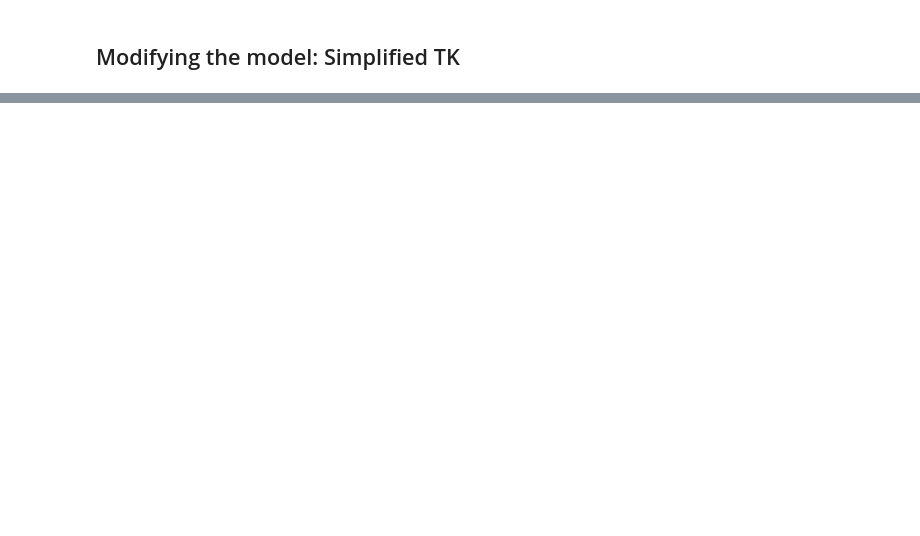
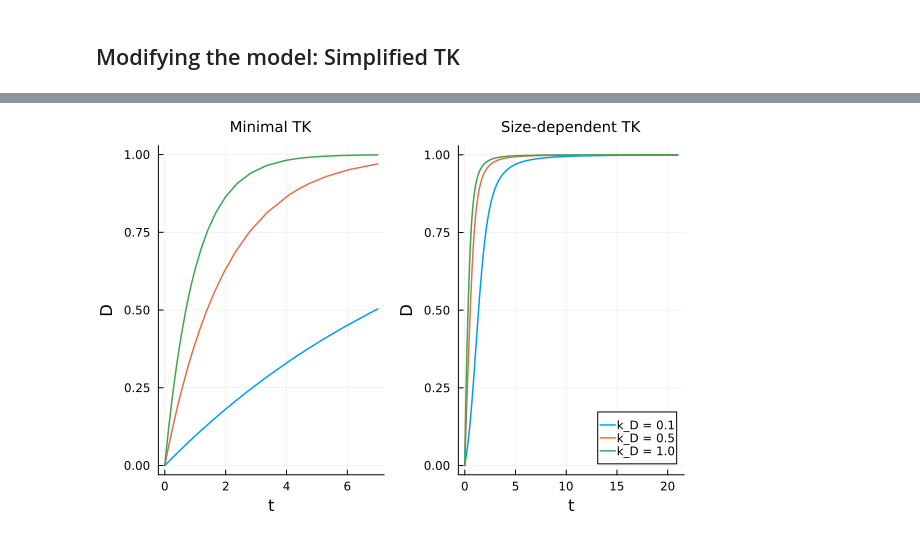
Before and after one commit to SimonHansul/DEBBase.jl, a Jupyter notebook: notebooks/ImplementationVerification/ImplemenationVerification_20231222_TK.ipynb, the cells around one changed output, grey strips where cells are left out. Drawn from its saved outputs; the diff is of its cells as text; code cells hidden in the pictures; blank space fills up the shorter version.

```diff
--- a/notebooks/ImplementationVerification/ImplemenationVerification_20231222_TK.ipynb
+++ b/notebooks/ImplementationVerification/ImplemenationVerification_20231222_TK.ipynb
@@ -196,0 +250,24 @@ end
+# %%
+p = plot(layout = (1,2), title = ["Minimal TK" "Size-dependent TK"])
+
+for k_D in [0.1, 0.5, 1.]
+
+    out = simulator(GlobalBaseParams(C_W = [1.], t_max = 7.), MinTKParams(k_D = [k_D]))
+
+    @df out plot!(p,
+        :t, :D_1,
+        xlabel = "t", ylabel = "D",
+        subplot = 1
+    )
+
+    out = DEBBase.simulator(GlobalBaseParams(C_W = [1.]), DEBBaseParams(k_D = [k_D]))
+
+    @df out plot!(p,
+    :t, :D_1, leg = true, label = "k_D = $(k_D)",
+    xlabel = "t", ylabel = "D",
+    subplot = 2
+    )
+end
+display(p)
+# %% [output]
+[figure, added]
```
Also changed, not shown: parts of 15 cells of this notebook, 1 other file.
